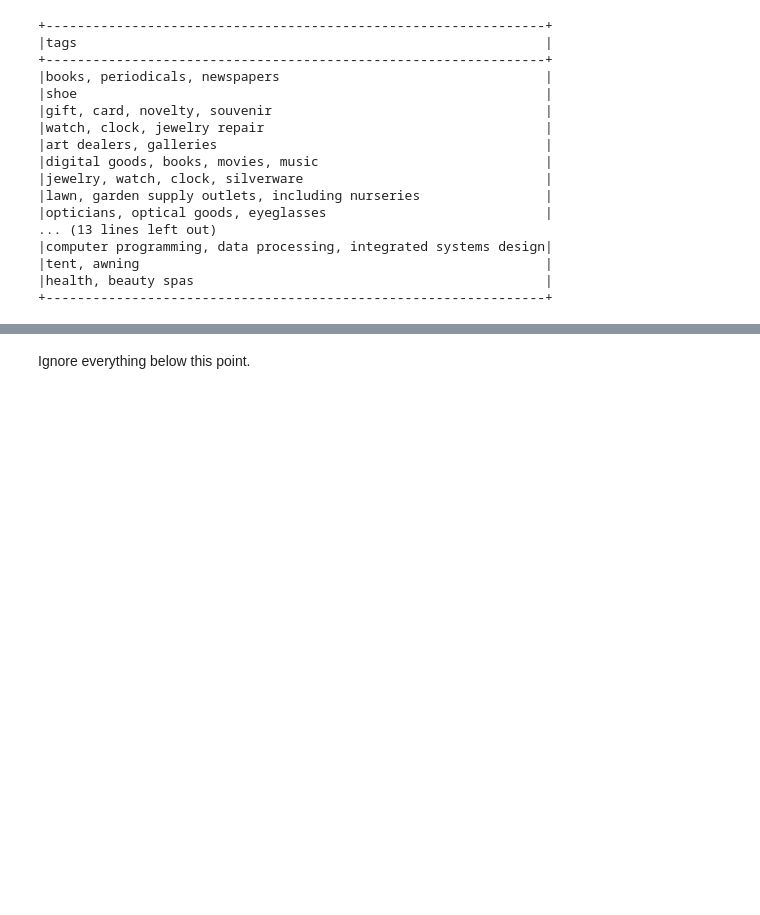
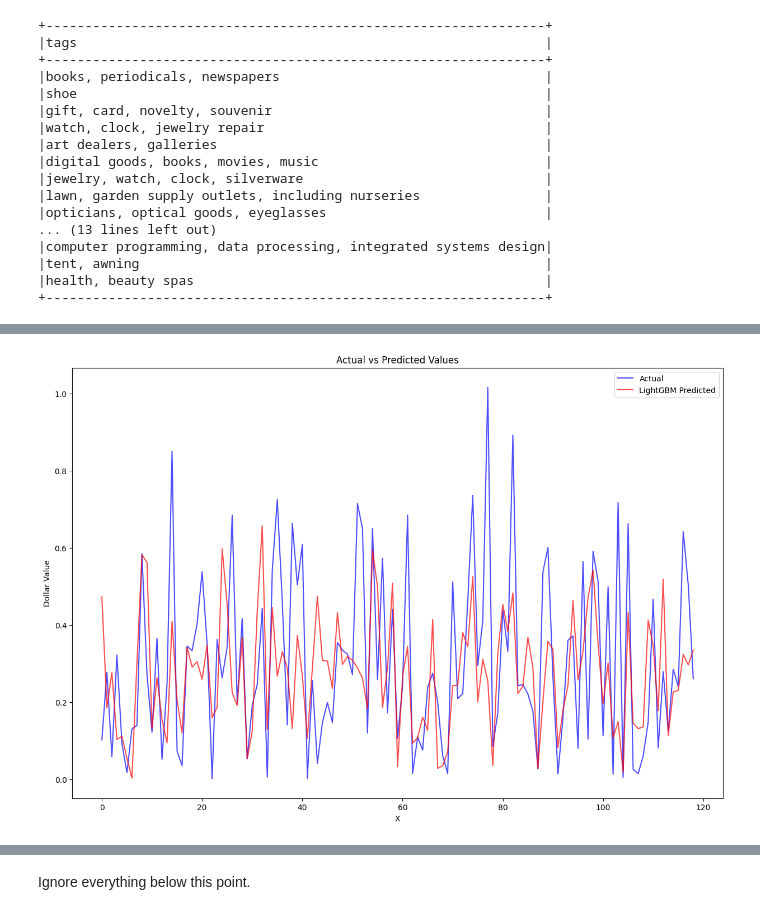
Before and after one commit to MAST30034-AppliedDataScience/project-2-group-buy-now-pay-later-industry-project-30, a Jupyter notebook: notebooks/andy_model.ipynb, the cells around one changed output, grey strips where cells are left out. Cells and saved outputs as stored; diff of their text form; code cells hidden in the pictures; blank space fills up the shorter version.

```diff
--- a/notebooks/andy_model.ipynb
+++ b/notebooks/andy_model.ipynb
@@ -109,3 +123,77 @@ full_transaction.select("tags").distinct().show(50,truncate = False)
 |tent, awning                                                    |
 |health, beauty spas                                             |
 +----------------------------------------------------------------+
+# %%
+pandas_transactions = pd.read_parquet("../data/curated/transactions.parquet")
+pandas_transactions['order_datetime'] = pd.to_datetime(pandas_transactions['order_datetime'])
+
+df = pandas_transactions.groupby(['merchant_abn', 'order_datetime']).agg({
+    'dollar_value': 'sum',
+    'fraud_probability': 'mean',
+    'merchant_fraud_probability': 'mean',
+    'take_rate': 'first',
+    'Average_household_size': 'mean',
+    'Median_tot_fam_inc_weekly': 'mean',
+    'Median_tot_hhd_inc_weekly': 'mean',
+}).reset_index()
+df['expected_revenue'] = (
+    df['dollar_value']
+    * (1.0 - df['merchant_fraud_probability'] / 100.0)
+    * (1.0 - df['fraud_probability'] / 100.0)
+    * df['take_rate'] / 100.0
+)
+# %%
+
+df = df[df['merchant_abn'] == "75393511037"]
+df['day_of_week'] = df['order_datetime'].dt.dayofweek
+df['month'] = df['order_datetime'].dt.month
+
+target = 'expected_revenue'
+features = ['day_of_week', 'month', 'fraud_probability', 'merchant_fraud_probability',
+            'Average_household_size', 'Median_tot_fam_inc_weekly', 'Median_tot_hhd_inc_weekly', 'take_rate']
+
+
+pandas_df = df[features + [target]]
+
+
+X = pandas_df[features]
+y = pandas_df[target]
+X_train, X_test, y_train, y_test = train_test_split(X, y, test_size=0.2)
+
+
+xgbr = xgb.XGBRegressor(objective='reg:squarederror', n_estimators=100, learning_rate=0.1, max_depth=5)
+xgbr.fit(X_train, y_train)
+y_pred_xgb = xgbr.predict(X_test)
+
+
+mae_1 = np.mean(np.abs(y_test - y_pred_xgb))
+rmse_1= np.sqrt(np.mean((y_test - y_pred_xgb) ** 2))
+mape_1 = np.mean(np.abs((y_test - y_pred_xgb) / y_test)) * 100
+print(f"XGBoost MAE: {mae_1}, RMSE: {rmse_1}, MAPE: {mape_1}%")
+
+
+
+
+lgb_train = lgb.Dataset(X_train, y_train)
+lgbm_params = {'objective': 'regression', 'metric': 'rmse', 'boosting_type': 'gbdt', 'learning_rate': 0.1, 'num_leaves': 31}
+lgbm = lgb.train(lgbm_params, lgb_train, num_boost_round=100)
+y_pred_lgb = lgbm.predict(X_test)
+
+
+mae_2 = np.mean(np.abs(y_test - y_pred_lgb))
+rmse_2 = np.sqrt(np.mean((y_test - y_pred_lgb) ** 2))
+mape_2 = np.mean(np.abs((y_test - y_pred_lgb) / y_test)) * 100
+print(f"LightGBM MAE: {mae_2}, RMSE: {rmse_2}, MAPE: {mape_2}%")
+
+
+import matplotlib.pyplot as plt
+plt.figure(figsize=(15, 10))
+plt.plot(y_test.values, label='Actual', color='blue', alpha=0.7)
+#plt.plot(y_pred_xgb, label='XGBoost Predicted', color='red', alpha=0.7)
+plt.plot(y_pred_lgb, label='LightGBM Predicted', color='red', alpha=0.7)
+plt.xlabel('X')
+plt.ylabel('Dollar Value')
+plt.title('Actual vs Predicted Values')
+plt.legend()
+plt.show()
+# %% [output]
@@ -111,0 +217 @@ full_transaction.select("tags").distinct().show(50,truncate = False)
+[figure, added]
```
Also changed, not shown: parts of 20 cells of this notebook.
